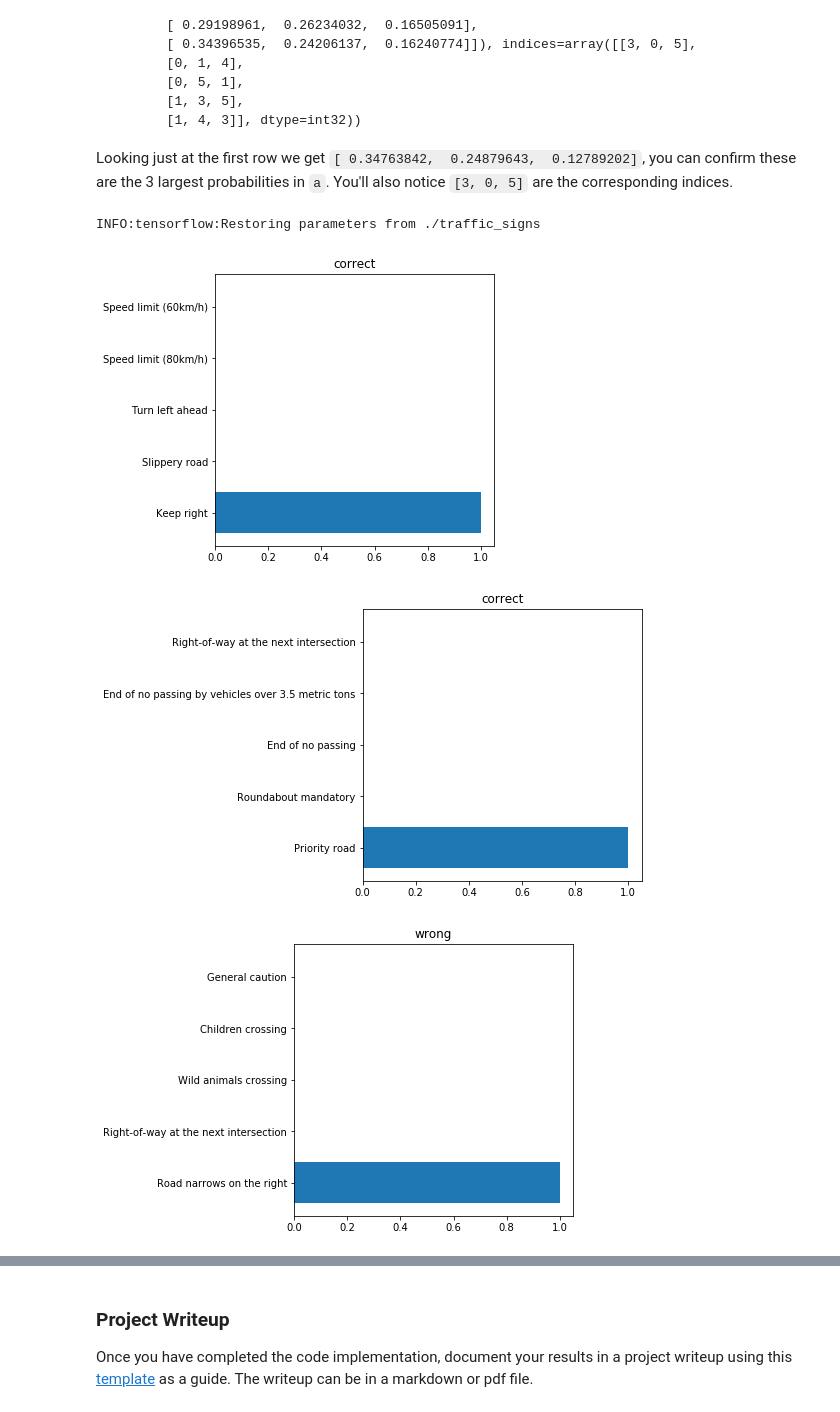
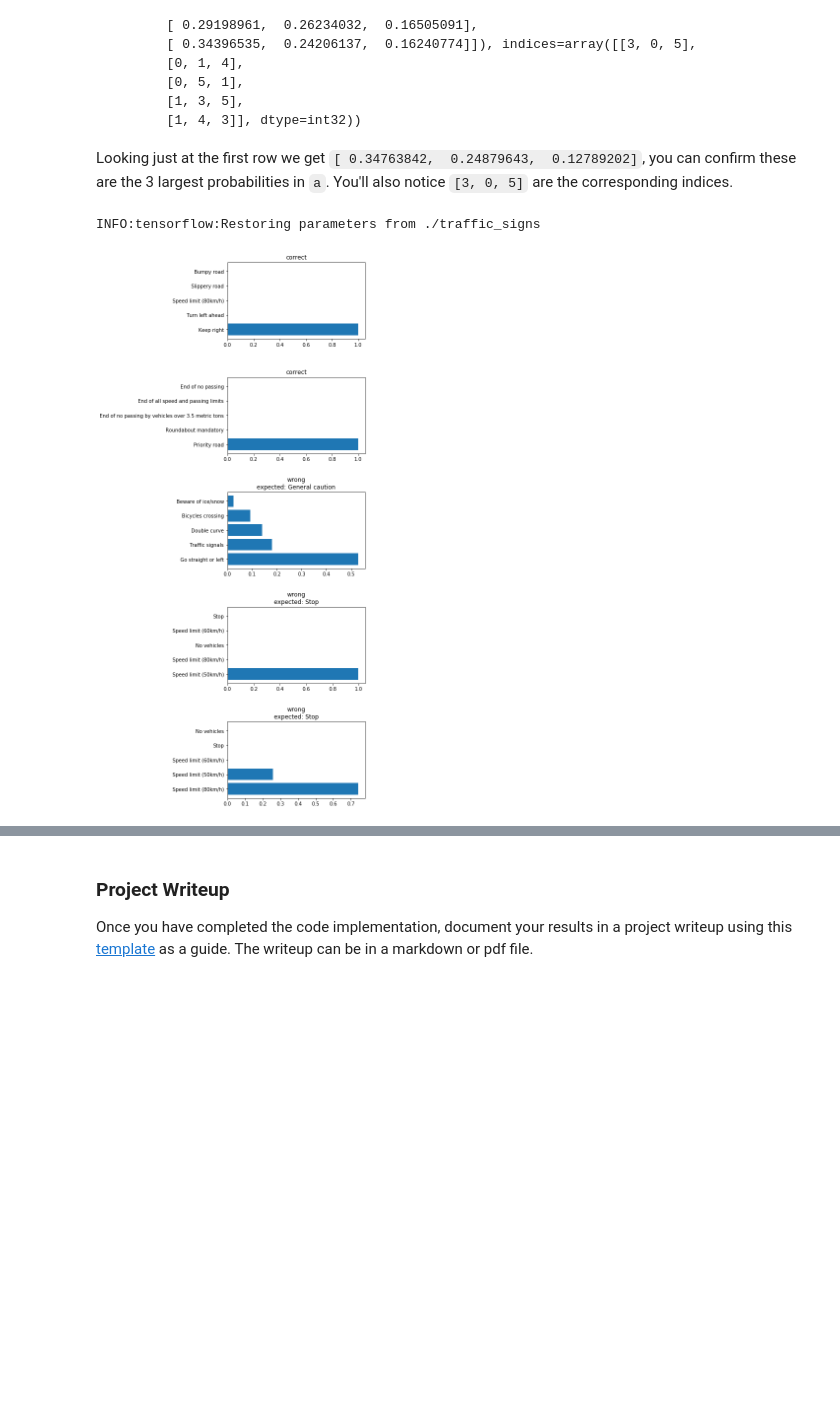
Before and after one commit to greenfield932/CarND-Traffic-Sign-Classifier-Project, a Jupyter notebook: Traffic_Sign_Classifier.ipynb, the cells around one changed output, grey strips where cells are left out. Drawn from its saved outputs; the diff is of its cells as text; code cells hidden in the pictures; blank space fills up the shorter version.

```diff
--- a/Traffic_Sign_Classifier.ipynb
+++ b/Traffic_Sign_Classifier.ipynb
@@ -143,9 +143,9 @@ for label in train['labels']:
 for id in ids:
     yvalues.append(idcount[id])
 
-fig = plt.figure(figsize = (20,20))
+fig = plt.figure(figsize = (16,16))
 
-plt.subplots_adjust(wspace = 0.3, hspace = 1)
+plt.subplots_adjust(wspace = 0.3, hspace = 0.7)
 #plt.figure(figsize=(1,1))
 
 #idx = 9960
@@ -164,6 +164,7 @@ for id in range(0,n_classes-1):
         if len(name)>MaxTitlesize:
             name = name[:MaxTitlesize] + "\n"+name[MaxTitlesize:]
         plt.title(str(id) +": "+ name, fontsize=12)
+        plt.axis('off')
         #plt.title("99")
 
 
@@ -491,5 +492,6 @@ for idx in range(0,len(unseen_images)-1):
     if len(name)>MaxTitlesize:
         name = name[:MaxTitlesize] + "\n"+name[MaxTitlesize:]
     plt.title(str(id) +": "+ name, fontsize=12)
+    plt.axis('off')
     #print(image.shape)
 # %% [output]
@@ -605,46 +664,59 @@ with tf.Session() as sess:
     feed_dict={x: test_images}
     top_k_probabilities = sess.run([top_k],feed_dict)
 
-for k in range(0, test_size-1):
+fig = plt.figure(figsize = (5,20))
+plt.subplots_adjust(wspace = 0.3, hspace = 0.5)
+for k in range(0, test_size):
     probabilities = top_k_probabilities[0][0][k]
     classes = top_k_probabilities[0][1][k]
 
-    plt.figure(figsize=(5,5))
+    #plt.figure(figsize=(5,5))
+    #_, subplot = 7plt.subplots()
+    subplot = fig.add_subplot(test_size,1,k+1)
 
     names = []
     xs = []
     cnt = 0
     for id in classes:
         names.append(id2label[id])
         xs.append(cnt)
         cnt+=1
-    plt.barh(xs, width=probabilities)
-    plt.yticks(xs, names);
+    subplot.barh(xs, width=probabilities, tick_label = names)
+    #subplot.set_yticks(xs, names)
+
     if best[0][k] == unseen_truth[k]:
         title = "correct"
     else:
-        title = "wrong"
-    plt.title(title)
+        title = "wrong\nexpected: " + id2label[unseen_truth[k]]
+
+    #ects = ax1.barh(pos, [scores[k].percentile for k in testNames],
+    #                 align='center',
+    #                 height=0.5, color='m',
+    #                 tick_label=testNames)
+
+
+    #subplot.yaxis.tick_right()
+    subplot.set_title(title)
+
+    #plt.yaxis.set_label_position("right")
 
 
 
 #plt.figure(figsize=(10,15))
 #plt.barh(ids, width=yvalues)
 #plt.yticks(ids, xlabels);
 
 #a = tf.convert_to_tensor([[40, 30, 20, 10], [10, 20, 30, 40]])
 #b = tf.nn.top_k(a, 2)
 
 #print(sess.run(b))
 #TopKV2(values=array([[40, 30],
 #   [40, 30]], dtype=int32), indices=array([[0, 1],
 #   [3, 2]], dtype=int32))
 
 #print(sess.run(b).values))
 #array([[40, 30],
 #       [40, 30]], dtype=int32)
 # %% [output]
 INFO:tensorflow:Restoring parameters from ./traffic_signs
-[figure, old version]
+[figure, new version]
-[figure, removed]
-[figure, removed]
```
Also changed, not shown: parts of 5 cells of this notebook.
